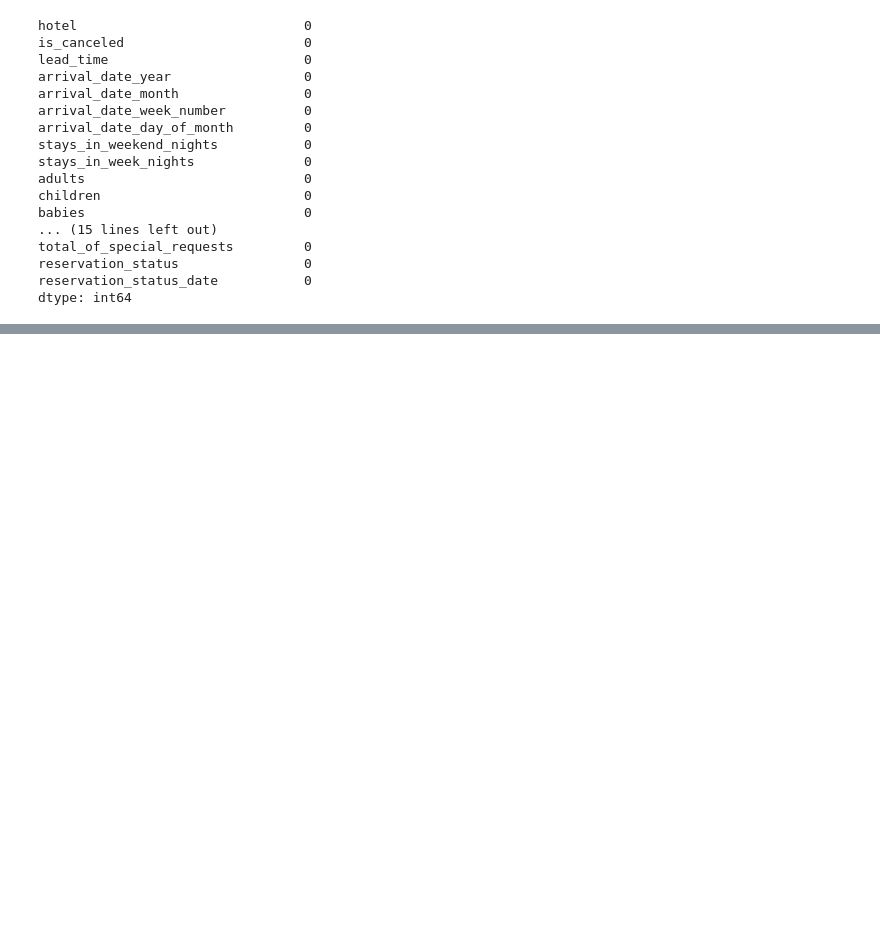
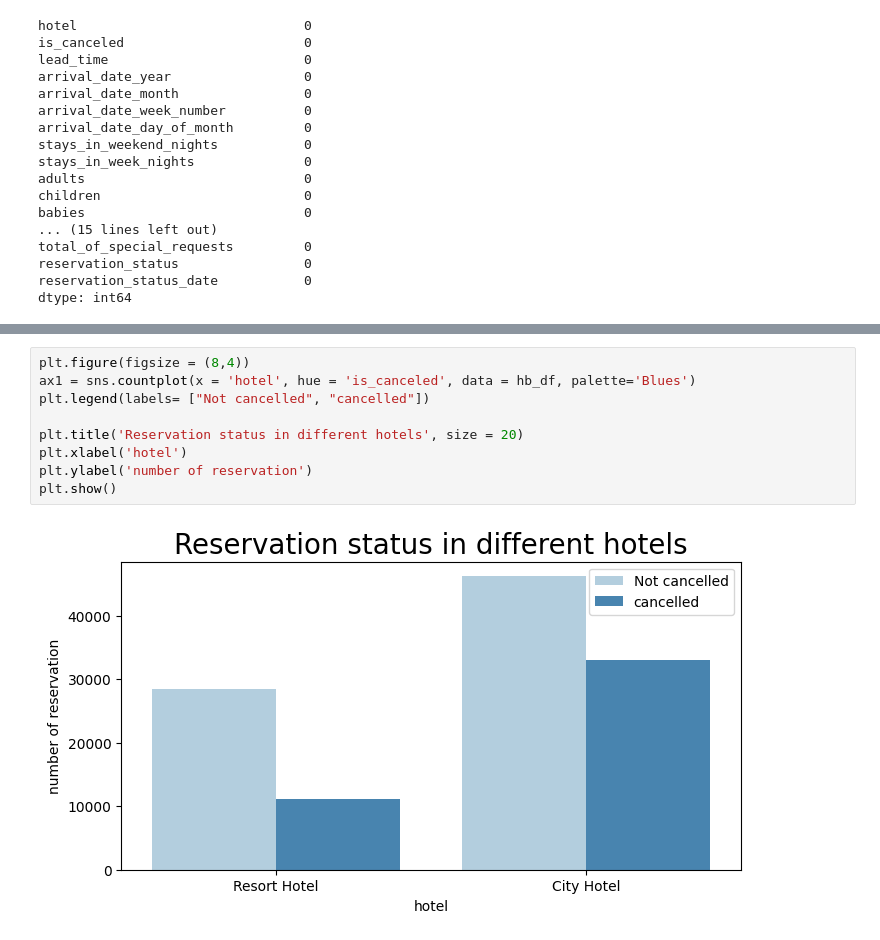
Before and after one commit to hamant-jagwan/Hotel-Booking--EDA, a Jupyter notebook: hotel_booking_EDA.ipynb, the cells around one changed output, grey strips where cells are left out. Cells and saved outputs as stored; diff of their text form; blank space fills up the shorter version.

```diff
--- a/hotel_booking_EDA.ipynb
+++ b/hotel_booking_EDA.ipynb
@@ -292,0 +337,11 @@ dtype: int64
+# %%
+plt.figure(figsize = (8,4))
+ax1 = sns.countplot(x = 'hotel', hue = 'is_canceled', data = hb_df, palette='Blues')
+plt.legend(labels= ["Not cancelled", "cancelled"])
+
+plt.title('Reservation status in different hotels', size = 20)
+plt.xlabel('hotel')
+plt.ylabel('number of reservation')
+plt.show()
+# %% [output]
+[figure, added]
```
Also changed, not shown: parts of 11 cells of this notebook.
